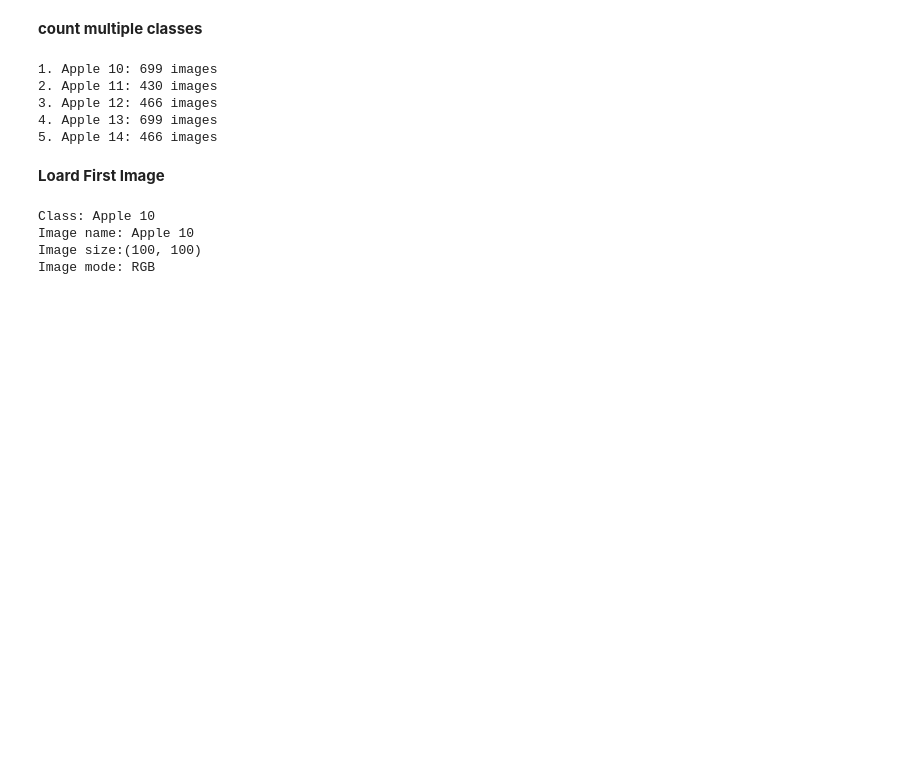
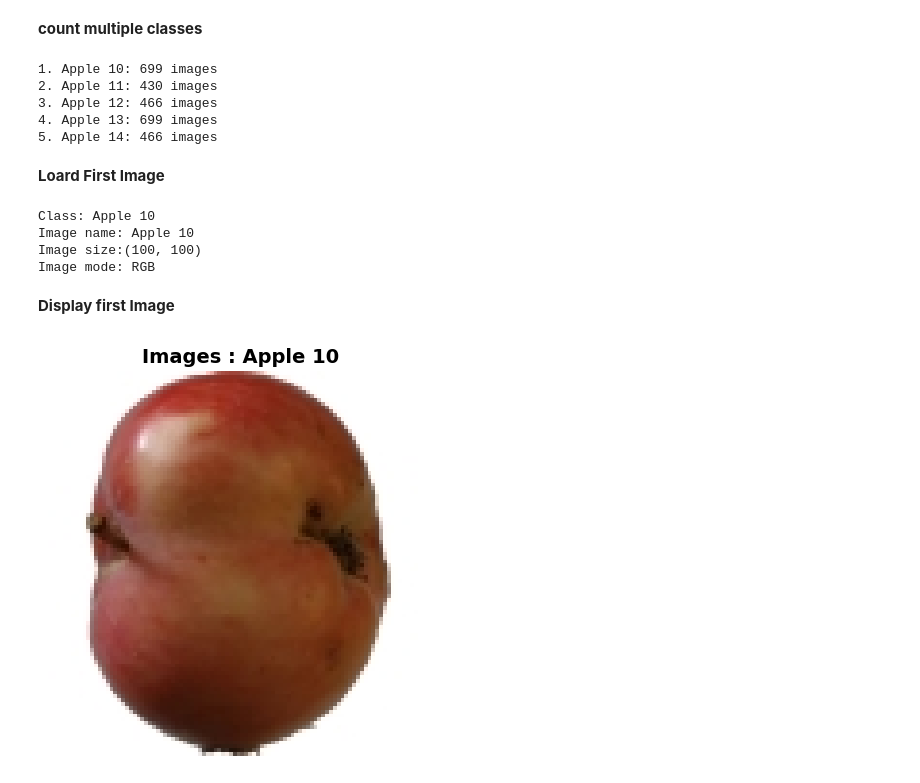
Before and after one commit to HRashidLiaquat/lessons-learned, a Jupyter notebook: Fruits.ipynb, the cells around one changed output. Cells and saved outputs as stored; diff of their text form; code cells hidden in the pictures; blank space fills up the shorter version.

Commit message:
Display first image

```diff
--- a/Fruits.ipynb
+++ b/Fruits.ipynb
@@ -140,3 +140,13 @@ Class: Apple 10
 Image name: Apple 10
 Image size:(100, 100)
 Image mode: RGB
+# %% [markdown]
+**Display first Image**
+# %%
+plt.figure(figsize = (5, 5))
+plt.imshow(img)
+plt.title(f"Images : {first_class}", fontsize = 14, fontweight = 'bold')
+plt.axis('off')
+plt.show()
+# %% [output]
+[figure, added]
```
